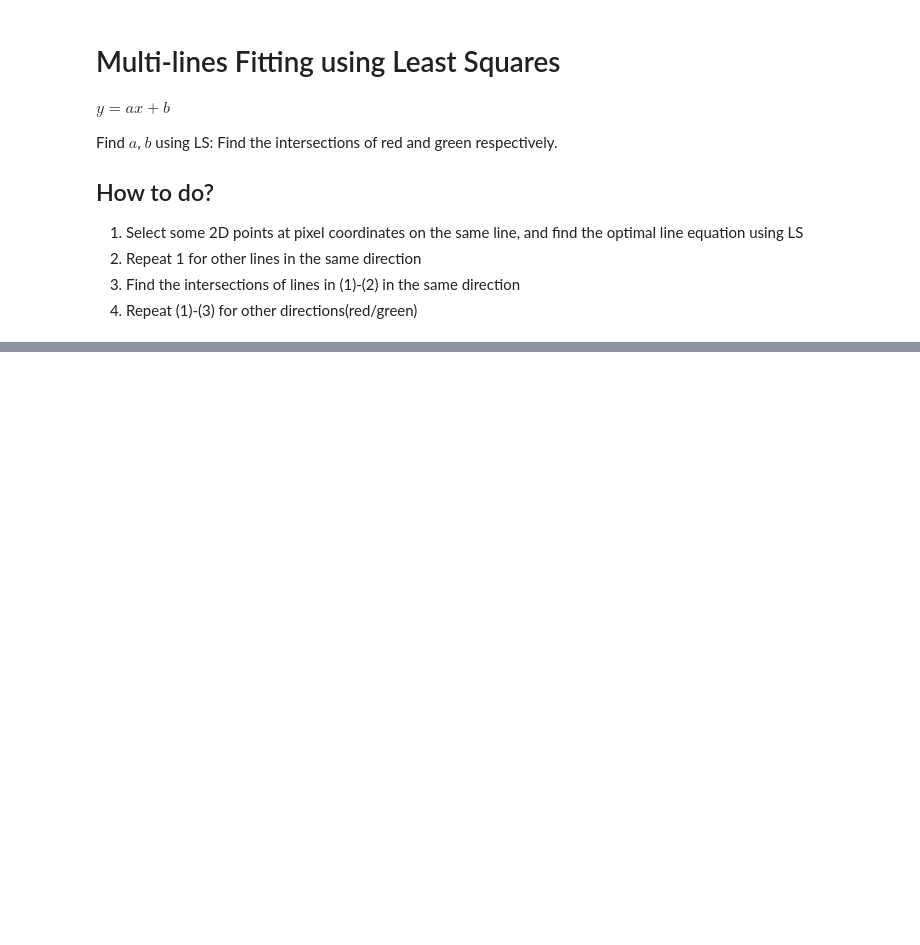
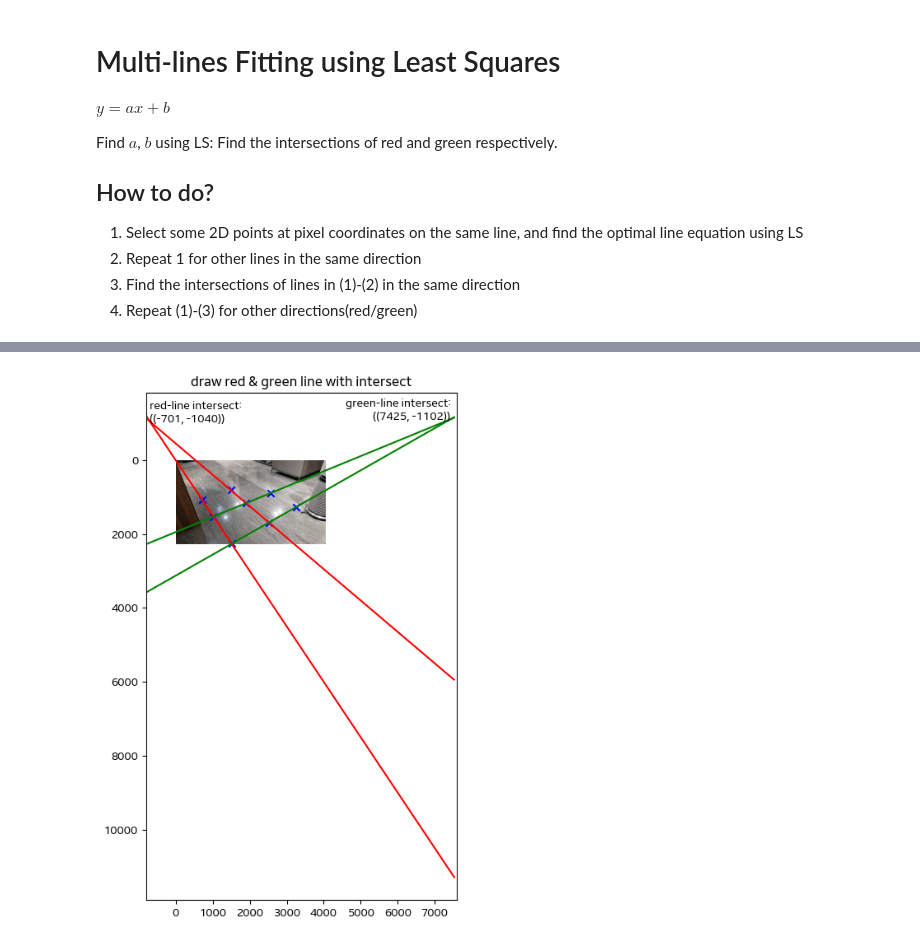
Before and after one commit to yenru0/LINALG_HW4, a Jupyter notebook: problem.ipynb, the cells around one changed output, grey strips where cells are left out. Saved outputs shown, nothing was run; the diff lists cells and outputs as text; code cells hidden in the pictures; blank space fills up the shorter version.

```diff
--- a/problem.ipynb
+++ b/problem.ipynb
@@ -160,0 +203,27 @@ plt.show()
+# %%
+sX = np.linspace(rl_intersect- 100, gl_intersect + 100)
+rl1 = sX * rl1x[0] + rl1x[1]
+rl2 = sX * rl2x[0] + rl2x[1]
+
+gl1 = sX * gl1x[0] + gl1x[1]
+gl2 = sX * gl2x[0] + gl2x[1]
+
+plt.figure(figsize=(10, 8))
+
+with Image.open("line_fitting.jpg") as im:
+    plt.imshow(im)
+
+
+plt.scatter(iX, iY, marker='x', c='blue')
+plt.plot(sX, rl1, c='red')
+plt.plot(sX, rl2, c='red')
+plt.plot(sX, gl1, c='green')
+plt.plot(sX, gl2, c='green')
+
+plt.xlim((-800, 7600))
+plt.title("draw red & green line with intersect")
+plt.text(rl_intersect, rl1x[0] * rl_intersect + rl1x[1], f"red-line intersect:\n({round(rl_intersect), round(rl1x[0] * rl_intersect + rl1x[1])})")
+plt.text(gl_intersect, gl1x[0] * gl_intersect + gl1x[1], f"green-line intersect:\n({round(gl_intersect), round(gl1x[0] * gl_intersect + gl1x[1])})", horizontalalignment='right')
+plt.show()
+# %% [output]
+[figure, added]
```
Also changed, not shown: parts of 18 cells of this notebook, 4 other files.
